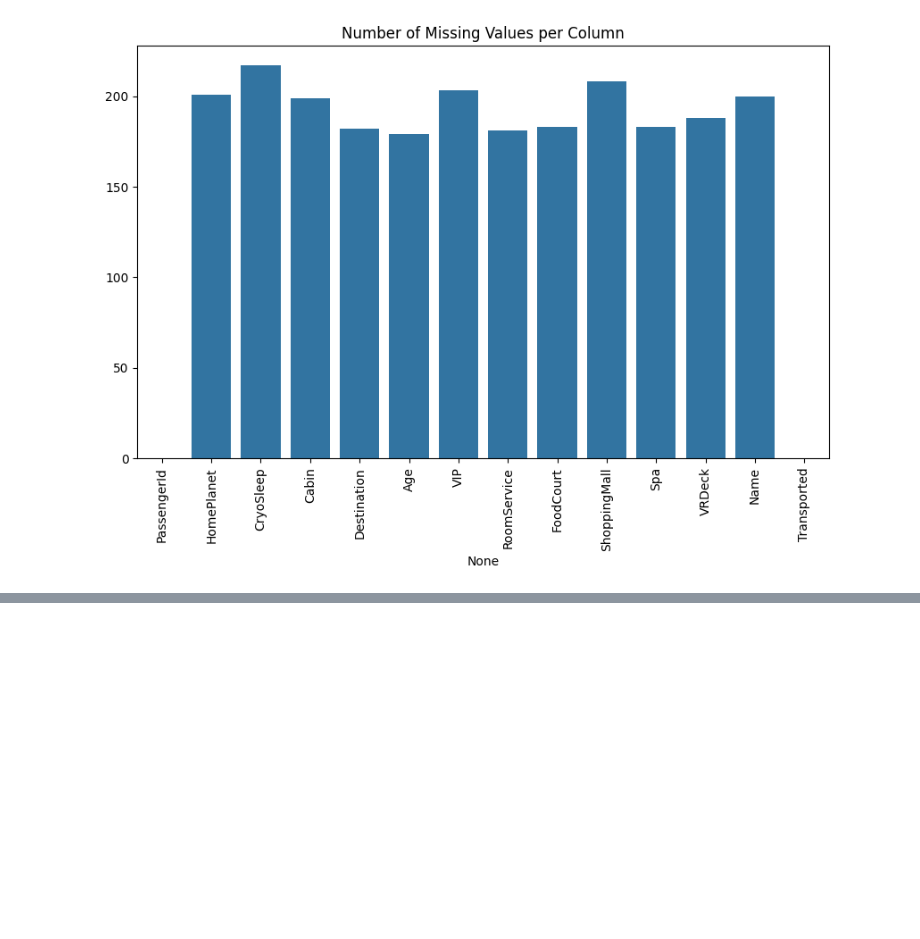
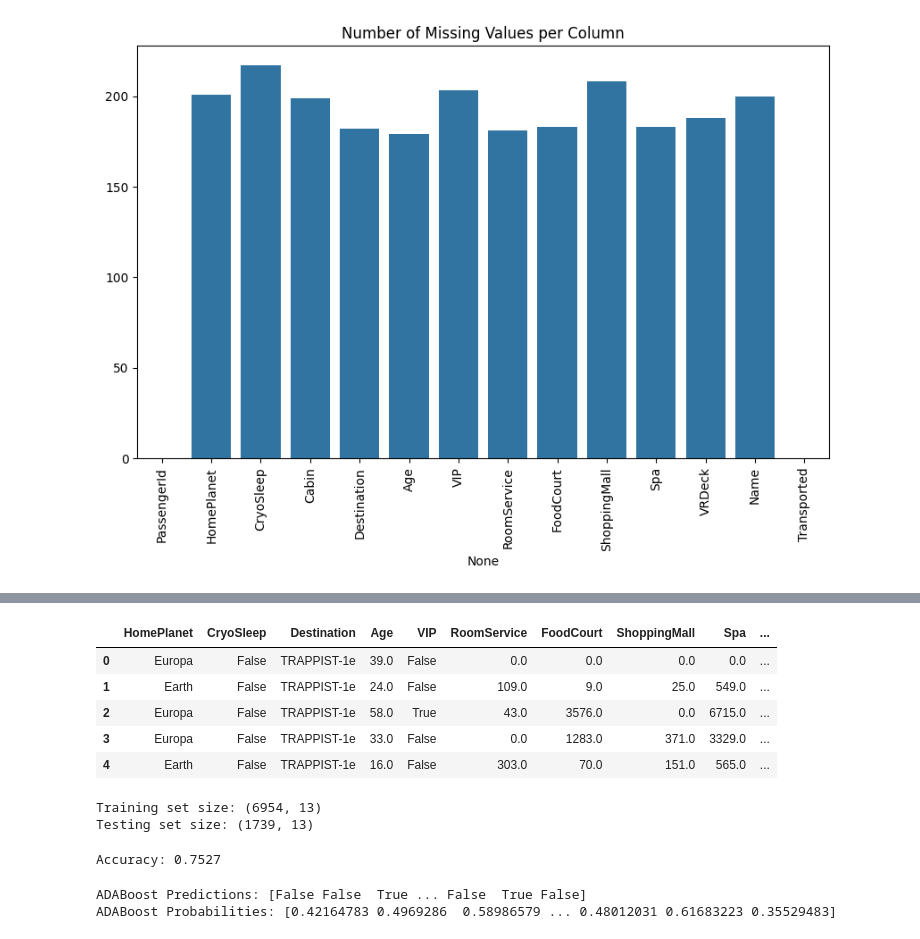
Before and after one commit to SDelRiObando/CS-4662-Spaceship-Titanic-Machine-Learning, a Jupyter notebook: Sanskar_Part.ipynb, the cells around one changed output, grey strips where cells are left out. Cells and saved outputs as stored; diff of their text form; code cells hidden in the pictures; blank space fills up the shorter version.

```diff
--- a/Sanskar_Part.ipynb
+++ b/Sanskar_Part.ipynb
@@ -283,0 +244,25 @@ No questions were posed in the provided data analysis task.
+# %%
+# Fill missing values for each of the extracted features
+df['Deck'] = df['Deck'].fillna('None')
+df['CabinNumber'] = df['CabinNumber'].fillna('None')
+df['Side'] = df['Side'].fillna('None')
+
+# Fill missing boolean values (CryoSleep) with false if spenditure was 0
+df['CryoSleep'] = df['CryoSleep'].fillna(df['TotalSpend'] == 0).astype(bool)
+
+# Filter the DataFrame to get the rows where VIP is True
+vip_df = df[df['VIP'] == True]
+
+# Calculate the average spending of VIPs
+avg_vip_spend = vip_df['TotalSpend'].mean()
+
+# Use this average to set the spending threshold
+# Fill missing VIP values based on whether TotalSpend exceeds the average VIP spend
+df['VIP'] = df['VIP'].fillna(df['TotalSpend'] > avg_vip_spend)
+
+# Fill missing numerical values for 'Age' with the median
+df['Age'] = df['Age'].fillna(df['Age'].median())
+
+# Fill missing categorical values for 'HomePlanet' and 'Destination' with the most common value (mode)
+df['HomePlanet'] = df['HomePlanet'].fillna(df['HomePlanet'].mode()[0])
+df['Destination'] = df['Destination'].fillna(df['Destination'].mode()[0])
@@ -283,0 +289,9 @@ No questions were posed in the provided data analysis task.
+# %%
+df.head()
+# %% [output]
+|  | HomePlanet | CryoSleep | Destination | Age | VIP | RoomService | FoodCourt | ShoppingMall | Spa | ... |
+| 0 | Europa | False | TRAPPIST-1e | 39.0 | False | 0.0 | 0.0 | 0.0 | 0.0 | ... |
+| 1 | Earth | False | TRAPPIST-1e | 24.0 | False | 109.0 | 9.0 | 25.0 | 549.0 | ... |
+| 2 | Europa | False | TRAPPIST-1e | 58.0 | True | 43.0 | 3576.0 | 0.0 | 6715.0 | ... |
+| 3 | Europa | False | TRAPPIST-1e | 33.0 | False | 0.0 | 1283.0 | 371.0 | 3329.0 | ... |
+| 4 | Earth | False | TRAPPIST-1e | 16.0 | False | 303.0 | 70.0 | 151.0 | 565.0 | ... |
@@ -283,0 +322,41 @@ No questions were posed in the provided data analysis task.
+# %%
+df.drop('TotalSpend', axis=1, inplace=True)
+# Define features (X) and target (y)
+X = df.drop('Transported', axis=1)  # All columns except 'Transported' are features
+y = df['Transported']  # 'Transported' is the target variable
+
+# Split data into training and testing sets (80% train, 20% test)
+X_train, X_test, y_train, y_test = tts(X, y, test_size=0.2, random_state=42)
+
+# Check the shape of the resulting datasets
+print(f'Training set size: {X_train.shape}')
+print(f'Testing set size: {X_test.shape}')
+# %% [output]
+Training set size: (6954, 13)
+Testing set size: (1739, 13)
+# %%
+
+# Create and train the Adaboost model
+adaboost = AdaBoostClassifier(n_estimators=50, random_state=42)  # Adjust n_estimators and random_state as needed
+# Train on a single feature using imputed data
+adaboost.fit(X_train, y_train)
+
+# Evaluate the model
+# Predict and evaluate
+y_pred = adaboost.predict(X_test)
+accuracy = accuracy_score(y_test, y_pred)
+print(f'Accuracy: {accuracy:.4f}')
+# %% [output]
+Accuracy: 0.7527
+# %%
+# Make predictions on the test dataset (class labels: 0 or 1)
+adaboost_preds = adaboost.predict(X_test)
+
+# Get predicted probabilities for the positive class (malignant cancer)
+adaboost_probs = adaboost.predict_proba(X_test)[:, 1]
+
+print(f"ADABoost Predictions: {adaboost_preds}")
+print(f"ADABoost Probabilities: {adaboost_probs}")
+# %% [output]
+ADABoost Predictions: [False False  True ... False  True False]
+ADABoost Probabilities: [0.42164783 0.4969286  0.58986579 ... 0.48012031 0.61683223 0.35529483]
```
Also changed, not shown: parts of 13 cells of this notebook.
